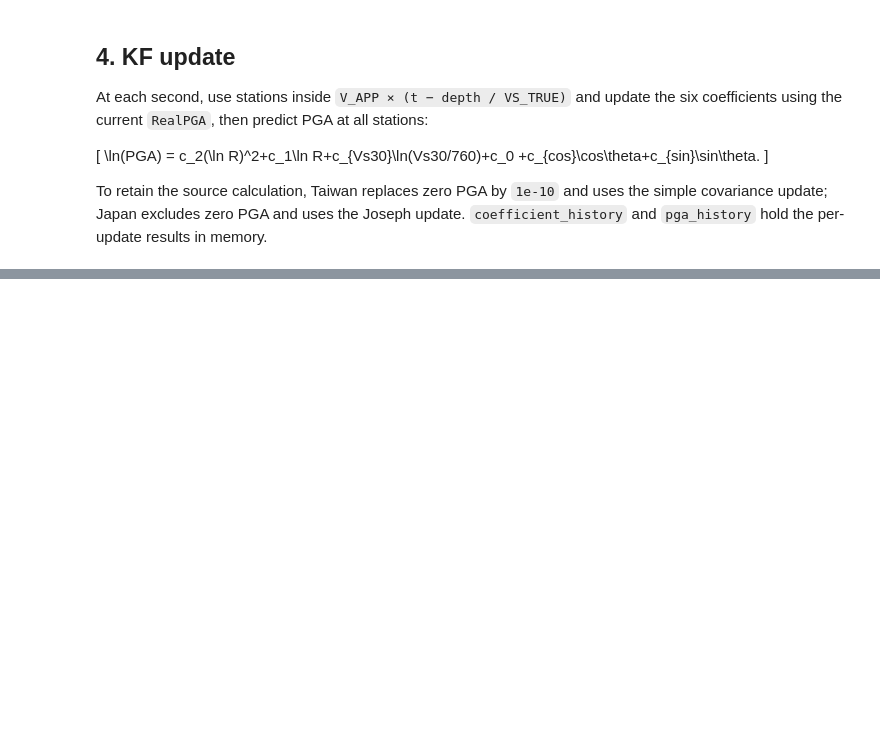
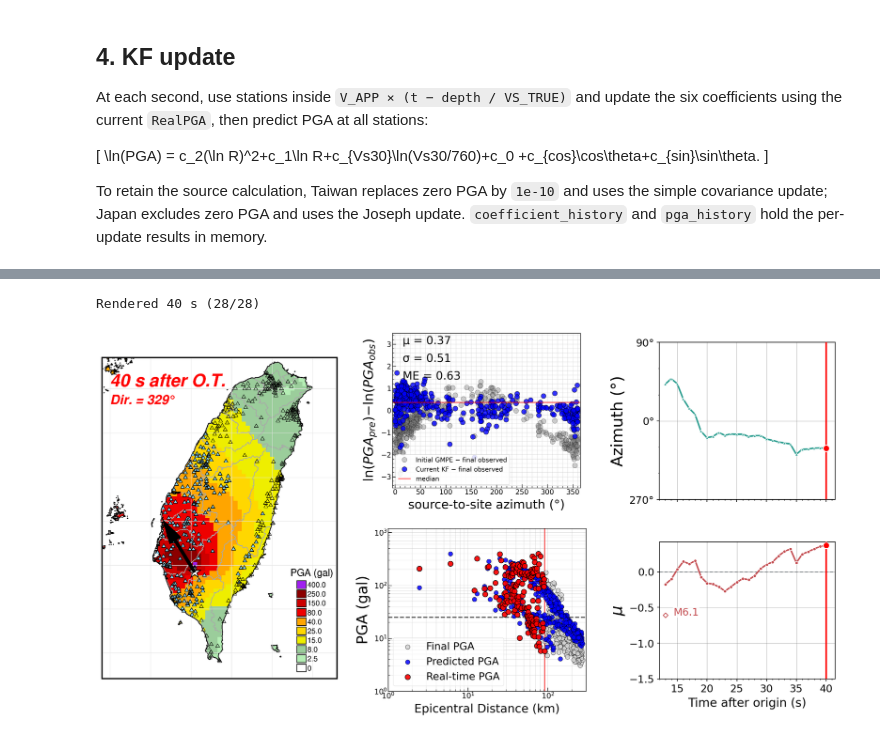
Before and after one commit to eason627/EEW-data-assimilation, a Jupyter notebook: seismic_data_preprocess/Run_KalmanFilter.ipynb, the cells around one changed output, grey strips where cells are left out. Saved outputs shown, nothing was run; the diff lists cells and outputs as text; code cells hidden in the pictures; blank space fills up the shorter version.

```diff
--- a/seismic_data_preprocess/Run_KalmanFilter.ipynb
+++ b/seismic_data_preprocess/Run_KalmanFilter.ipynb
@@ -334,0 +349,12 @@ Evaluation-time output: {'event_id': 1, 'evaluation_second': 35, 'mu': -0.119934
+# %%
+from importlib import reload
+from visualization import make_figure2_animation
+
+snapshot = reload(make_figure2_animation).snapshot
+from IPython.display import display
+
+SNAPSHOT_SECOND = 40  # Change this to the second you want to display.
+
+evaluation_figure = snapshot(globals(), second=SNAPSHOT_SECOND)
+display(evaluation_figure)
+# %% [output]
@@ -334,0 +371,2 @@ Evaluation-time output: {'event_id': 1, 'evaluation_second': 35, 'mu': -0.119934
+Rendered 40 s (28/28)
+[figure, added]
```
Also changed, not shown: parts of 7 cells of this notebook, 17 other files.
